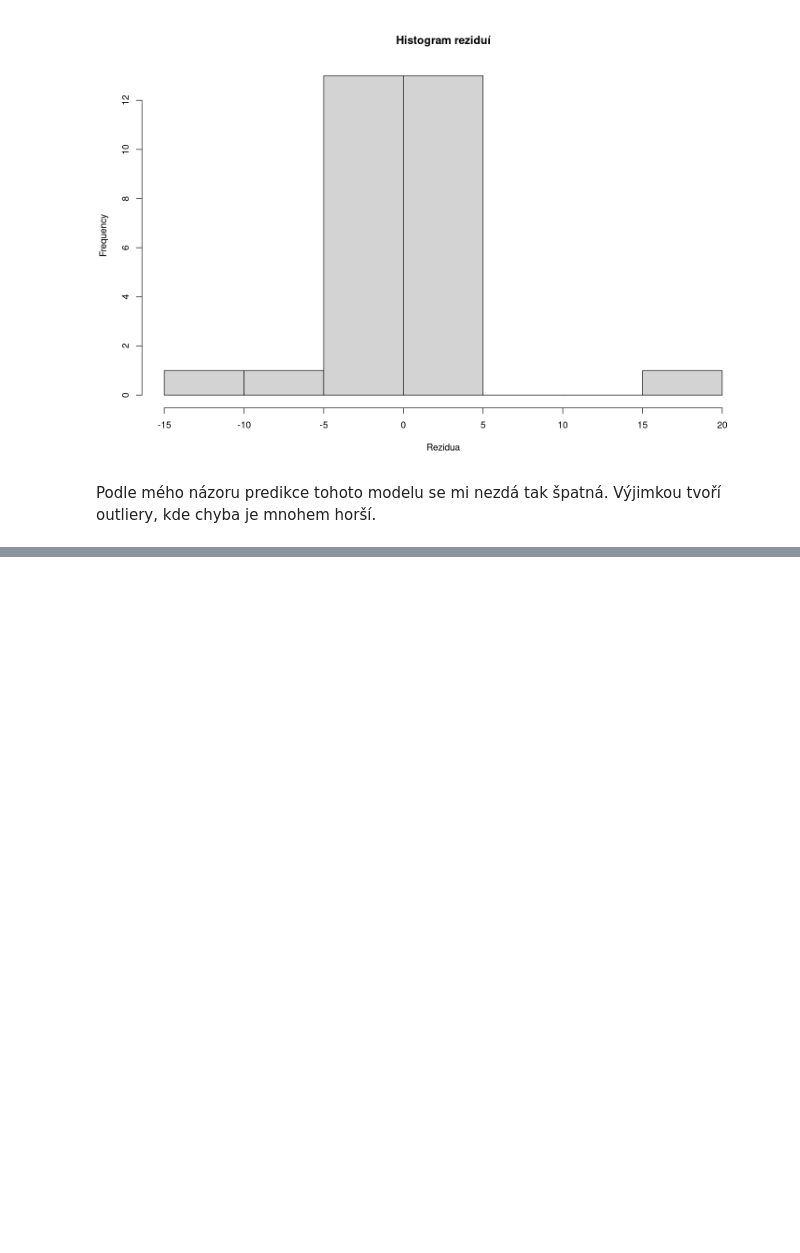
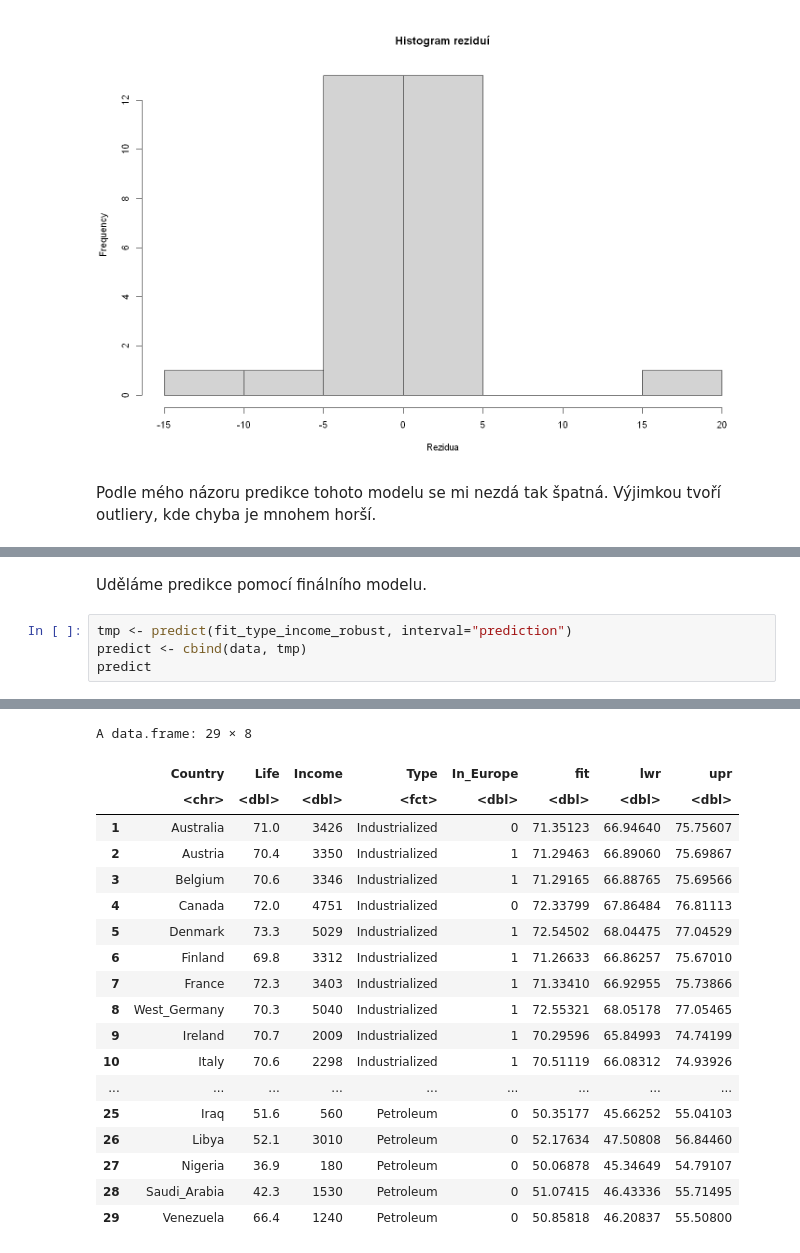
Before and after one commit to xsenyaaax/practicalStatistics, a Jupyter notebook: Project 2/project2.ipynb, the cells around one changed output, grey strips where cells are left out. Drawn from its saved outputs; the diff is of its cells as text; blank space fills up the shorter version.

```diff
--- a/Project 2/project2.ipynb
+++ b/Project 2/project2.ipynb
@@ -676,0 +1202,7 @@ ggplot(predict, aes(x = Income, y = Life)) +
+# %% [markdown]
+Uděláme predikce pomocí finálního modelu.
+# %%
+tmp <- predict(fit_type_income_robust, interval="prediction")
+predict <- cbind(data, tmp)
+predict
+# %% [output]
@@ -676,0 +1211,19 @@ ggplot(predict, aes(x = Income, y = Life)) +
+A data.frame: 29 × 8
+|  | Country | Life | Income | Type | In_Europe | fit | lwr | upr |
+|  | <chr> | <dbl> | <dbl> | <fct> | <dbl> | <dbl> | <dbl> | <dbl> |
+| 1 | Australia | 71.0 | 3426 | Industrialized | 0 | 71.35123 | 66.94640 | 75.75607 |
+| 2 | Austria | 70.4 | 3350 | Industrialized | 1 | 71.29463 | 66.89060 | 75.69867 |
+| 3 | Belgium | 70.6 | 3346 | Industrialized | 1 | 71.29165 | 66.88765 | 75.69566 |
+| 4 | Canada | 72.0 | 4751 | Industrialized | 0 | 72.33799 | 67.86484 | 76.81113 |
+| 5 | Denmark | 73.3 | 5029 | Industrialized | 1 | 72.54502 | 68.04475 | 77.04529 |
+| 6 | Finland | 69.8 | 3312 | Industrialized | 1 | 71.26633 | 66.86257 | 75.67010 |
+| 7 | France | 72.3 | 3403 | Industrialized | 1 | 71.33410 | 66.92955 | 75.73866 |
+| 8 | West_Germany | 70.3 | 5040 | Industrialized | 1 | 72.55321 | 68.05178 | 77.05465 |
+| 9 | Ireland | 70.7 | 2009 | Industrialized | 1 | 70.29596 | 65.84993 | 74.74199 |
+| 10 | Italy | 70.6 | 2298 | Industrialized | 1 | 70.51119 | 66.08312 | 74.93926 |
+| ... | ... | ... | ... | ... | ... | ... | ... | ... |
+| 25 | Iraq | 51.6 | 560 | Petroleum | 0 | 50.35177 | 45.66252 | 55.04103 |
+| 26 | Libya | 52.1 | 3010 | Petroleum | 0 | 52.17634 | 47.50808 | 56.84460 |
+| 27 | Nigeria | 36.9 | 180 | Petroleum | 0 | 50.06878 | 45.34649 | 54.79107 |
+| 28 | Saudi_Arabia | 42.3 | 1530 | Petroleum | 0 | 51.07415 | 46.43336 | 55.71495 |
+| 29 | Venezuela | 66.4 | 1240 | Petroleum | 0 | 50.85818 | 46.20837 | 55.50800 |
```
Also changed, not shown: parts of 95 cells of this notebook.
